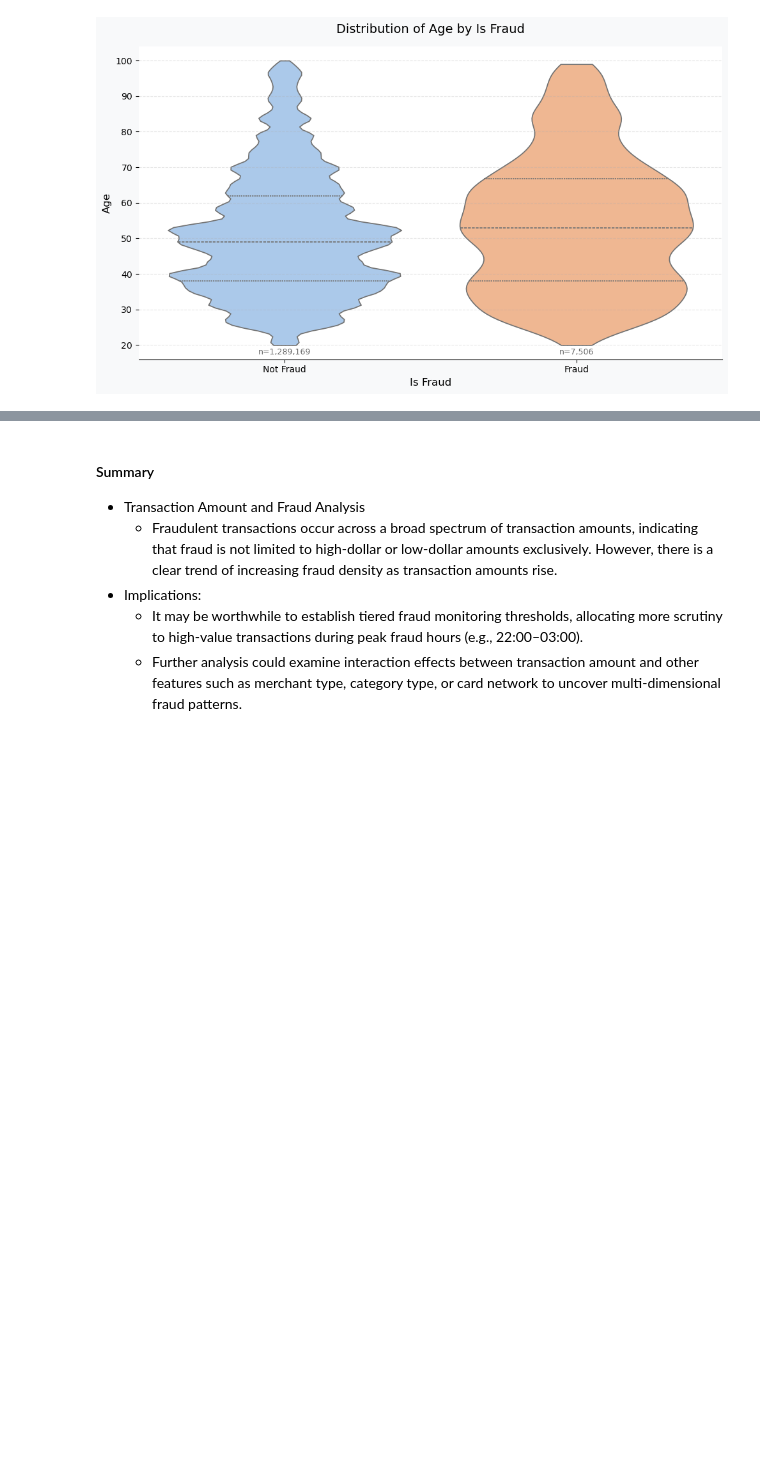
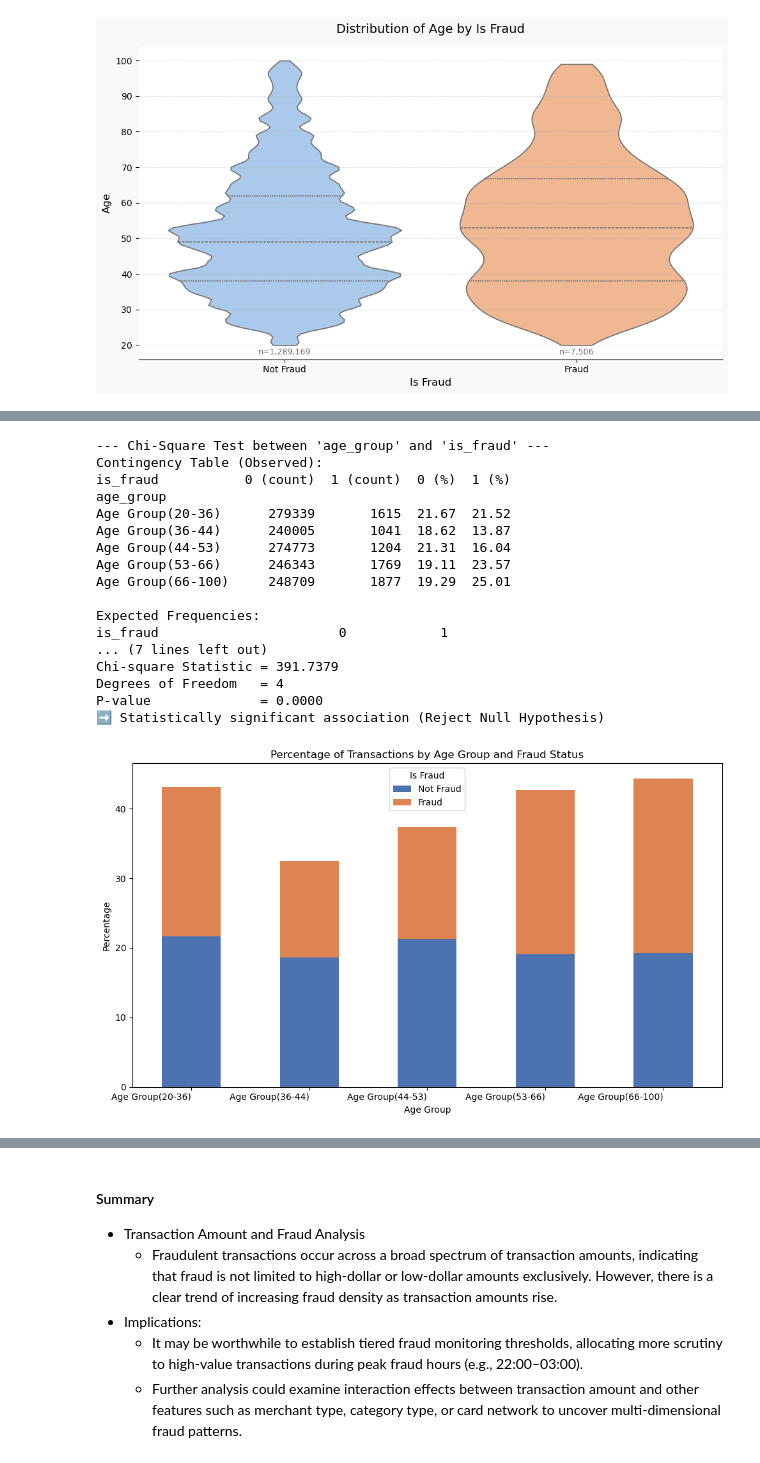
Before and after one commit to SirErikPak/CreditCardFraud, a Jupyter notebook: Notebook/Fraud.ipynb, the cells around one changed output, grey strips where cells are left out. Drawn from its saved outputs; the diff is of its cells as text; code cells hidden in the pictures; blank space fills up the shorter version.

Commit message:
Implement code changes to enhance functionality and improve performance

```diff
--- a/Notebook/Fraud.ipynb
+++ b/Notebook/Fraud.ipynb
@@ -665,5 +672,5 @@ st.gaussian_mixture_binning(df_train, ['age'], RANDOM_STATE)
 # %%
 # Descretize age into 6 bins based on GMM results
-df_train = st.discretization(df_train, 'age', 'age_group', 6, 'Age Group')
+df_train = st.discretization(df_train, 'age', 'age_group', 5, 'Age Group')
 
 df_train.head()
@@ -670,2 +698,38 @@ df_train.head()
+# %%
+# Perform Chi-Square Test
+contingency_table_percent = st.chi_square_test(df_train, 'age_group', 'is_fraud')
+contingency_table_percent.plot(
+    kind='bar',
+    stacked=True,
+    figsize=(10, 6),
+    color=['#4c72b0', '#dd8452']  # Optional: custom colors for clarity
+)
+
+plt.ylabel('Percentage')
+plt.xlabel('Age Group')
+plt.title('Percentage of Transactions by Age Group and Fraud Status')
+plt.legend(['Not Fraud', 'Fraud'], title='Is Fraud')
+plt.xticks(rotation=0, ha='right')
+plt.tight_layout()
+plt.show()
+# %% [output]
+--- Chi-Square Test between 'age_group' and 'is_fraud' ---
+Contingency Table (Observed):
+is_fraud           0 (count)  1 (count)  0 (%)  1 (%)
+age_group
+Age Group(20-36)      279339       1615  21.67  21.52
+Age Group(36-44)      240005       1041  18.62  13.87
+Age Group(44-53)      274773       1204  21.31  16.04
+Age Group(53-66)      246343       1769  19.11  23.57
+Age Group(66-100)     248709       1877  19.29  25.01
+
+Expected Frequencies:
+is_fraud                       0            1
+... (7 lines left out)
+Chi-square Statistic = 391.7379
+Degrees of Freedom   = 4
+P-value              = 0.0000
+➡️ Statistically significant association (Reject Null Hypothesis)
+[figure, added]
 # %% [markdown]
 #### Summary
```
Also changed, not shown: parts of 5 cells of this notebook, 4 other files.
